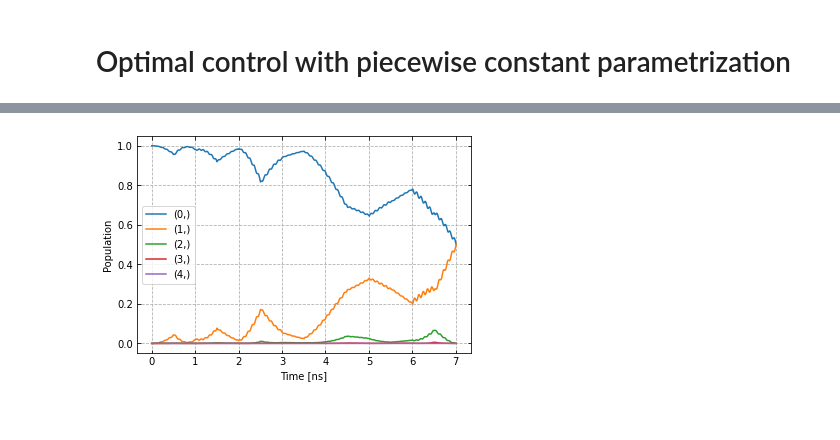
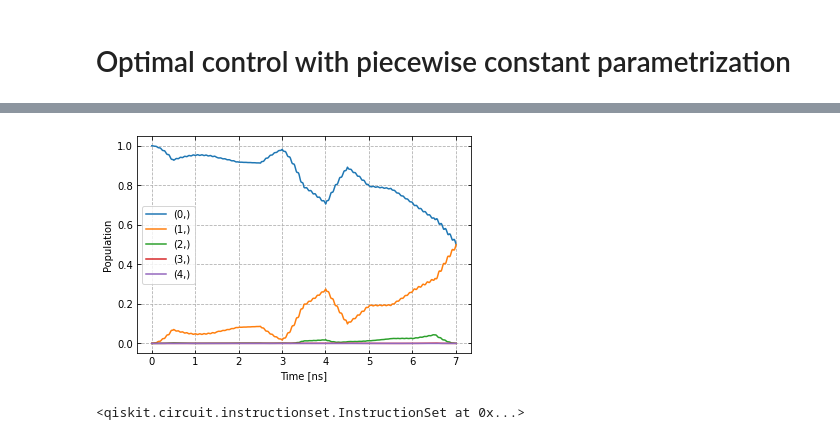
Before and after one commit to q-optimize/c3, a Jupyter notebook: examples/Piecewise_constant_controls.ipynb, the cells around one changed output, grey strips where cells are left out. Drawn from its saved outputs; the diff is of its cells as text; code cells hidden in the pictures.

Commit message:
qiskit with pwc pulses

```diff
--- a/examples/Piecewise_constant_controls.ipynb
+++ b/examples/Piecewise_constant_controls.ipynb
@@ -93,6 +89,6 @@ carr = Carrier(
     name="carrier", desc="Frequency of the local oscillator", params=carrier_parameters
 )
 
-pulse_gate = Instruction(name="rx90p", t_start=0.0, t_end=t_final, channels=["d1"])
+pulse_gate = Instruction(name="rx90p", t_start=0.0, t_end=t_final, channels=["d1"], targets = [0])
 pulse_gate.add_component(pwc_env_single, "d1")
 pulse_gate.add_component(carr, "d1")
@@ -267,4 +297,9 @@ plot_controls(parameter_map)
 # %%
-plot_dynamics(simulation, model.get_init_state(), ["rx90p"])
+plot_dynamics(simulation, model.get_init_state(), ["rx90p[0]"])
 # %% [output]
-[figure, old version]
+[figure, new version]
+# %%
+qc.append(SetParamsGate(params=[[param.asdict() for param in parameter_map.get_parameters()],
+                                gateset_opt_map]), [0])
+# %% [output]
+<qiskit.circuit.instructionset.InstructionSet at 0x...>
```
Also changed, not shown: parts of 21 cells of this notebook.
